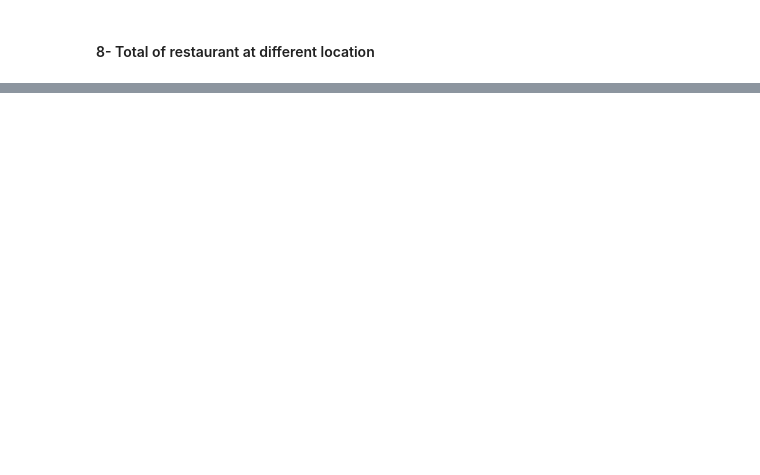
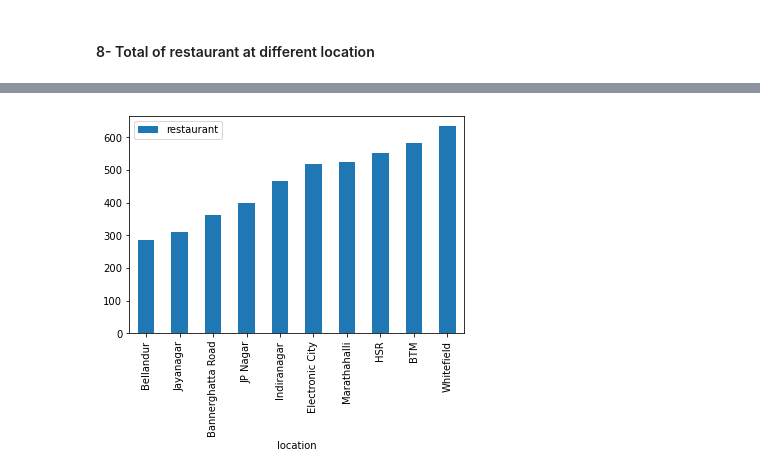
Before and after one commit to jfclaudien/data-analysis, a Jupyter notebook: geospacial analysis.ipynb, the cells around one changed output, grey strips where cells are left out. Cells and saved outputs as stored; diff of their text form; code cells hidden in the pictures; blank space fills up the shorter version.

```diff
--- a/geospacial analysis.ipynb
+++ b/geospacial analysis.ipynb
@@ -244,3 +244,14 @@ iplot([trace2])
 [interactive output not drawn]
 # %% [markdown]
 #### 8- Total of restaurant at different location
+# %%
+restaurant = []
+location = []
+
+for key, locate in df.groupby('location'):
+    location.append(key)
+    restaurant.append(len(locate['name'].unique()))
+# %%
+df_total = pd.DataFrame(zip(location, restaurant))
+df_total.columns = ['location', 'restaurant']
+df_total.head()
@@ -246,0 +265,3 @@ iplot([trace2])
+# %%
+df_total.set_index('location', inplace= True)
+df_total.head()
@@ -246,0 +276,4 @@ iplot([trace2])
+# %%
+df_total.sort_values(by= 'restaurant').tail(10).plot.bar();
+# %% [output]
+[figure, added]
```
Also changed, not shown: parts of 2 cells of this notebook.
